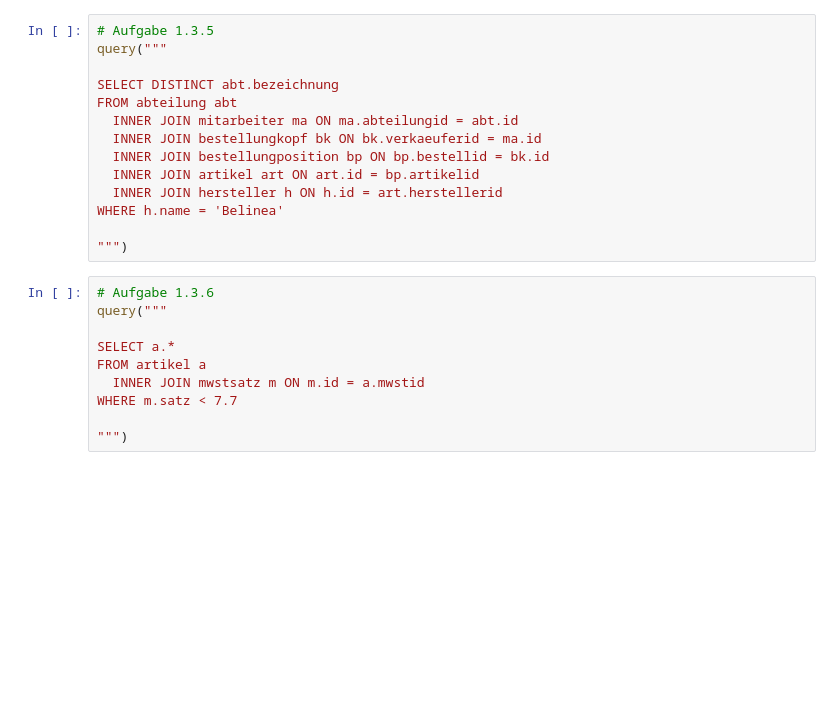
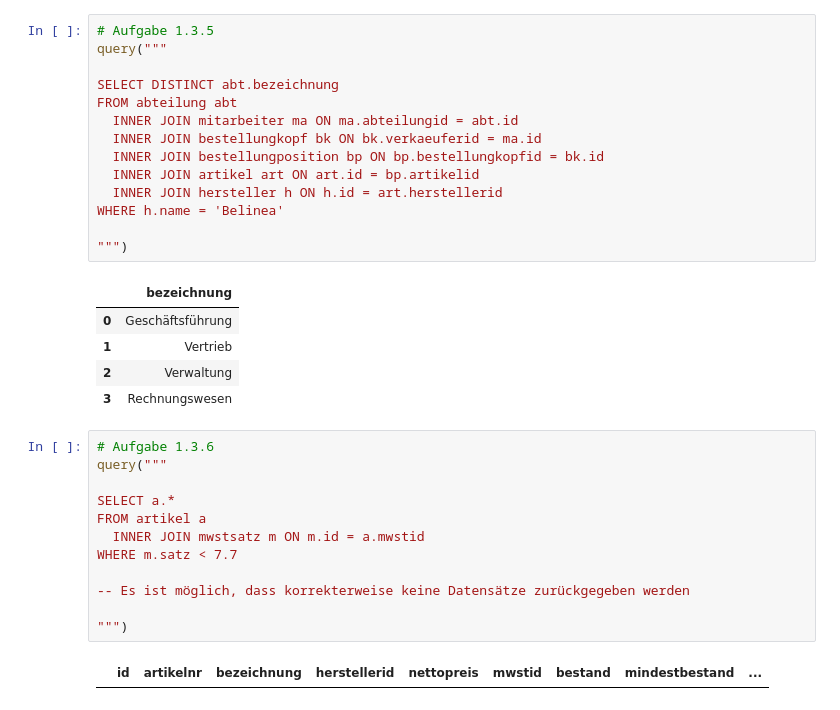
Before and after one commit to tschuegge/SqlKurs, a Jupyter notebook: 1.3 - Lösungen.ipynb, the cells around one changed output. Cells and saved outputs as stored; diff of their text form; blank space fills up the shorter version.

```diff
--- a/1.3 - Lösungen.ipynb
+++ b/1.3 - Lösungen.ipynb
@@ -63,17 +134,23 @@ WHERE k.ort = 'Widnau'
 # %%
 # Aufgabe 1.3.5
 query("""
 
 SELECT DISTINCT abt.bezeichnung
 FROM abteilung abt
   INNER JOIN mitarbeiter ma ON ma.abteilungid = abt.id
   INNER JOIN bestellungkopf bk ON bk.verkaeuferid = ma.id
-  INNER JOIN bestellungposition bp ON bp.bestellid = bk.id
+  INNER JOIN bestellungposition bp ON bp.bestellungkopfid = bk.id
   INNER JOIN artikel art ON art.id = bp.artikelid
   INNER JOIN hersteller h ON h.id = art.herstellerid
 WHERE h.name = 'Belinea'
 
 """)
+# %% [output]
+|  | bezeichnung |
+| 0 | Geschäftsführung |
+| 1 | Vertrieb |
+| 2 | Verwaltung |
+| 3 | Rechnungswesen |
 # %%
 # Aufgabe 1.3.6
 query("""
@@ -83,7 +160,11 @@ FROM artikel a
   INNER JOIN mwstsatz m ON m.id = a.mwstid
 WHERE m.satz < 7.7
 
+-- Es ist möglich, dass korrekterweise keine Datensätze zurückgegeben werden
+
 """)
+# %% [output]
+|  | id | artikelnr | bezeichnung | herstellerid | nettopreis | mwstid | bestand | mindestbestand | ... |
 # %%
 # Aufgabe 1.3.7
 query("""
```
Also changed, not shown: parts of 6 cells of this notebook, 2 other files.
